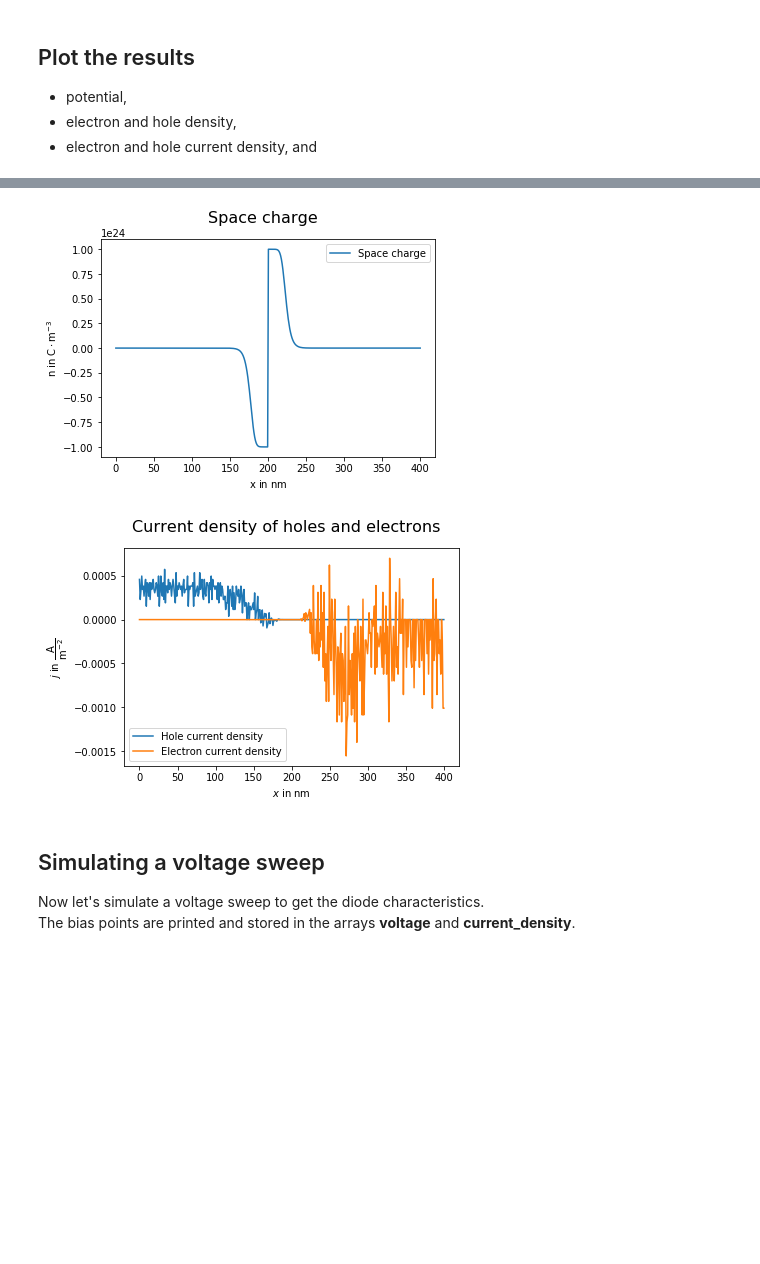
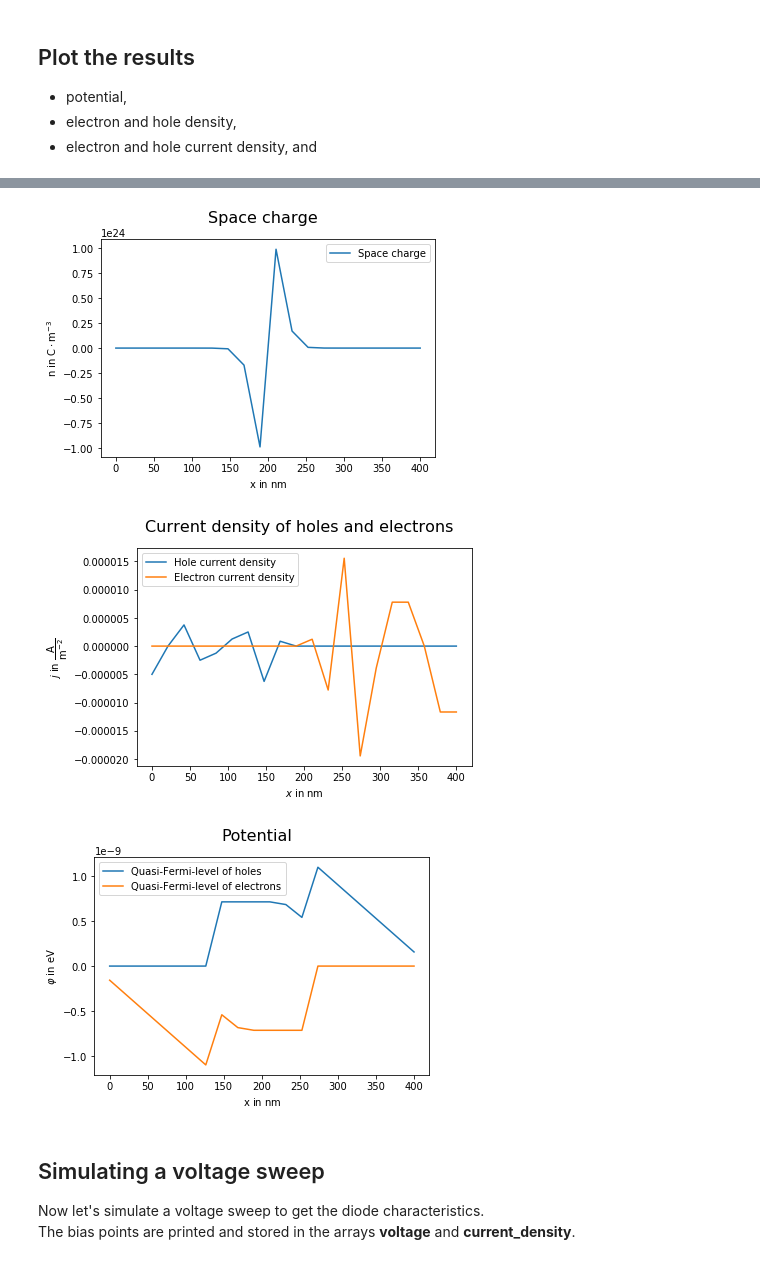
Before and after one commit to pabele/synumses, a Jupyter notebook: examples/jupyter/01_Diode/01_pn_homo_junction_Si.ipynb, the cells around one changed output, grey strips where cells are left out. Cells and saved outputs as stored; diff of their text form; code cells hidden in the pictures; blank space fills up the shorter version.

```diff
--- a/examples/jupyter/01_Diode/01_pn_homo_junction_Si.ipynb
+++ b/examples/jupyter/01_Diode/01_pn_homo_junction_Si.ipynb
@@ -15,6 +15,13 @@ from synumses.one_dimension.functions import calc_p_density, calc_n_density
 
 
 import synumses.one_dimension.solver as solver
+
+parameters.bernoulli_limit = 1E-2
+
+parameters.n = 20
+parameters.init_geometry()
+parameters.init_parameters()
+parameters.init_default_doping()
 # %% [markdown]
 # Simulation of the default device
 
@@ -220,4 +225,20 @@ axis.plot(parameters.pos_x * 1E9, j_p, label='Hole current density')
 axis.plot(parameters.pos_x * 1E9, j_n, label='Electron current density')
 axis.legend()
 plt.show()
+
+
+#
+# Plot band diagram
+#
+fig, axis = plt.subplots(1,1, sharey=True)
+fig.suptitle("Potential", fontsize=16)
+
+plt.xlabel(r"x in $\mathrm{nm}$")
+plt.ylabel(r"$\varphi$ in $\mathrm{eV}$")
+
+axis.plot(parameters.pos_x * 1E9, -parameters.u[1::3]                                  , label='Quasi-Fermi-level of holes')
+axis.plot(parameters.pos_x * 1E9, -parameters.u[2::3]                                  , label='Quasi-Fermi-level of electrons')
+
+axis.legend()
+plt.show()
 # %% [output]
@@ -227,5 +248,6 @@ plt.show()
-[figure, old version]
+[figure, new version]
-[figure, old version]
+[figure, new version]
+[figure, added]
 # %% [markdown]
 ## Simulating a voltage sweep
 Now let's simulate a voltage sweep to get the diode characteristics. <br>
```
Also changed, not shown: parts of 7 cells of this notebook, 13 other files.
